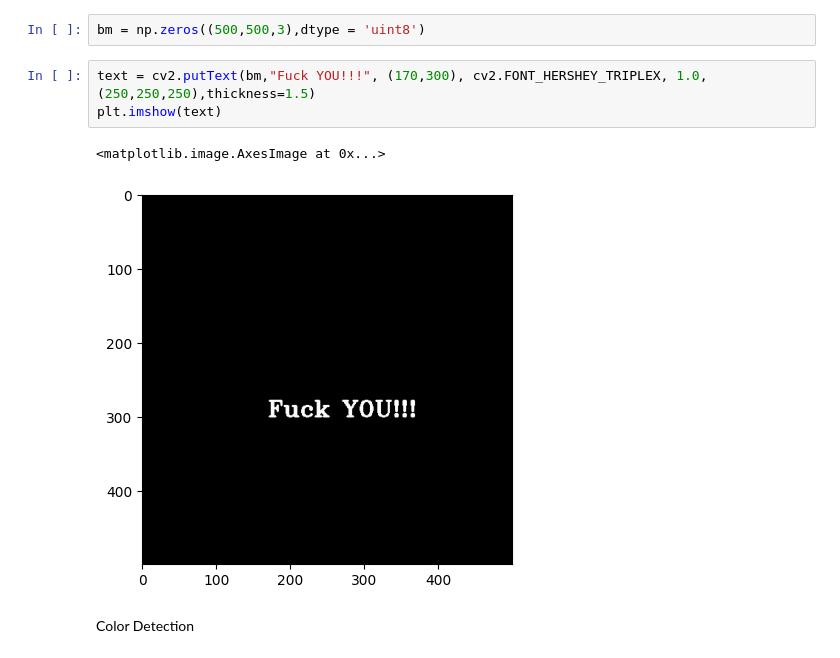
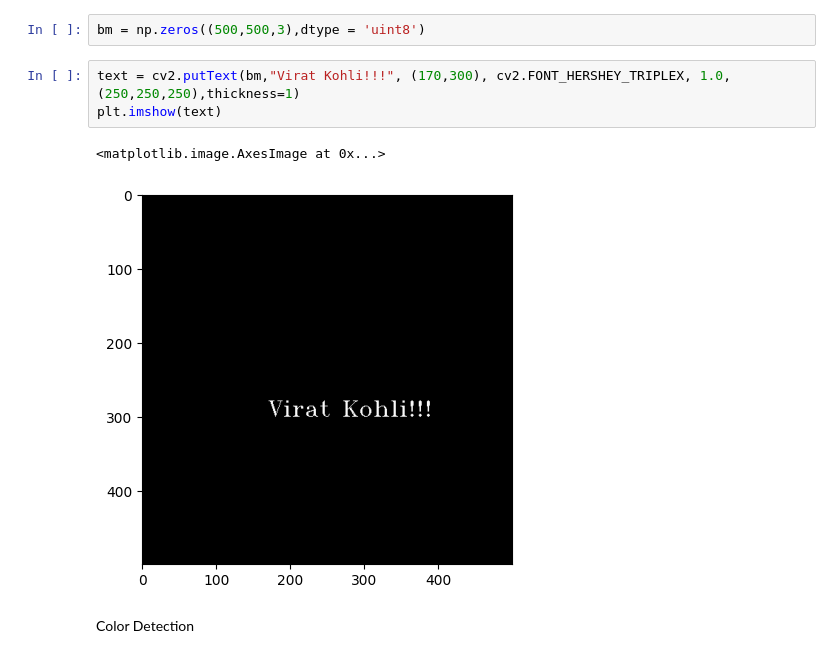
Before and after one commit to loop-hack/Neural_all, a Jupyter notebook: HandTrackingProject/handtrack.ipynb, the cells around one changed output. Drawn from its saved outputs; the diff is of its cells as text.

```diff
--- a/HandTrackingProject/handtrack.ipynb
+++ b/HandTrackingProject/handtrack.ipynb
@@ -155,11 +166,11 @@ Text Insertion
 # %%
 bm = np.zeros((500,500,3),dtype = 'uint8')
 # %%
-text = cv2.putText(bm,"Fuck YOU!!!", (170,300), cv2.FONT_HERSHEY_TRIPLEX, 1.0, (250,250,250),thickness=1.5)
+text = cv2.putText(bm,"Virat Kohli!!!", (170,300), cv2.FONT_HERSHEY_TRIPLEX, 1.0, (250,250,250),thickness=1)
 plt.imshow(text)
 # %% [output]
 <matplotlib.image.AxesImage at 0x...>
-[figure, old version]
+[figure, new version]
 # %% [markdown]
 Color Detection
 # %%
```
Also changed, not shown: parts of 10 cells of this notebook, 1 other file.
